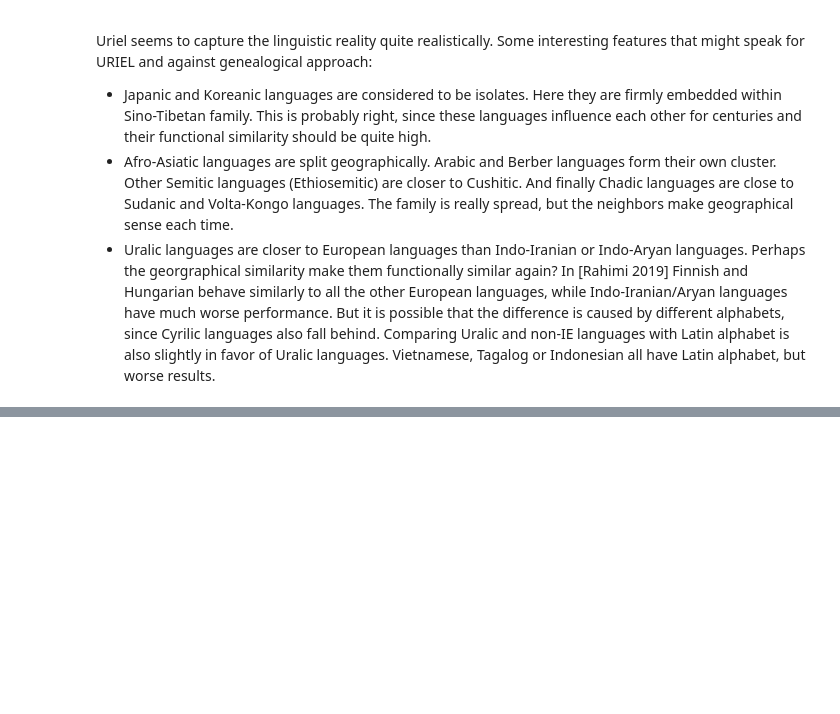
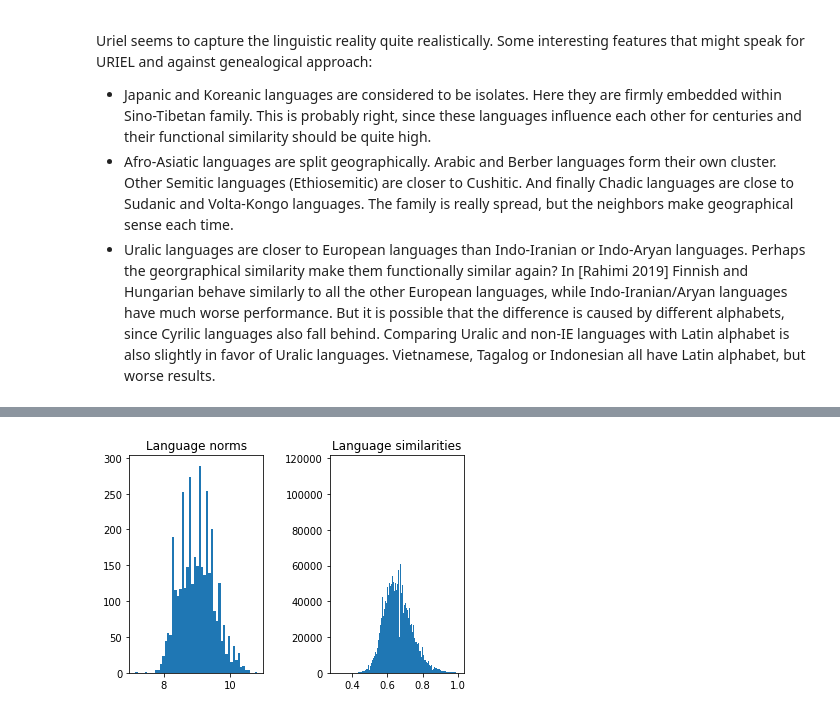
Before and after one commit to matus-pikuliak/multilingual-evaluation, a Jupyter notebook: n_uriel.ipynb, the cells around one changed output, grey strips where cells are left out. Drawn from its saved outputs; the diff is of its cells as text; code cells hidden in the pictures; blank space fills up the shorter version.

Commit message:
Improved the URIEL visualizations.

```diff
--- a/n_uriel.ipynb
+++ b/n_uriel.ipynb
@@ -87,0 +73,14 @@ This may take a long time to compute!
+# %%
+from matplotlib import pyplot as plt
+
+fig, (ax1, ax2) = plt.subplots(1, 2)
+norms = np.sqrt(np.sum(u.knn_matrix, axis=1))
+ax1.hist(norms, 50)
+ax1.set_title('Language norms')
+vecs = (1 / norms) * np.eye(len(u.languages)) @ u.knn_matrix
+ax2.hist((vecs @ vecs.T).reshape(-1), 1000)
+ax2.set_title('Language similarities')
+fig.subplots_adjust(wspace=0.5)
+plt.show()
+# %% [output]
+[figure, added]
```
Also changed, not shown: parts of 7 cells of this notebook, 2 other files.
